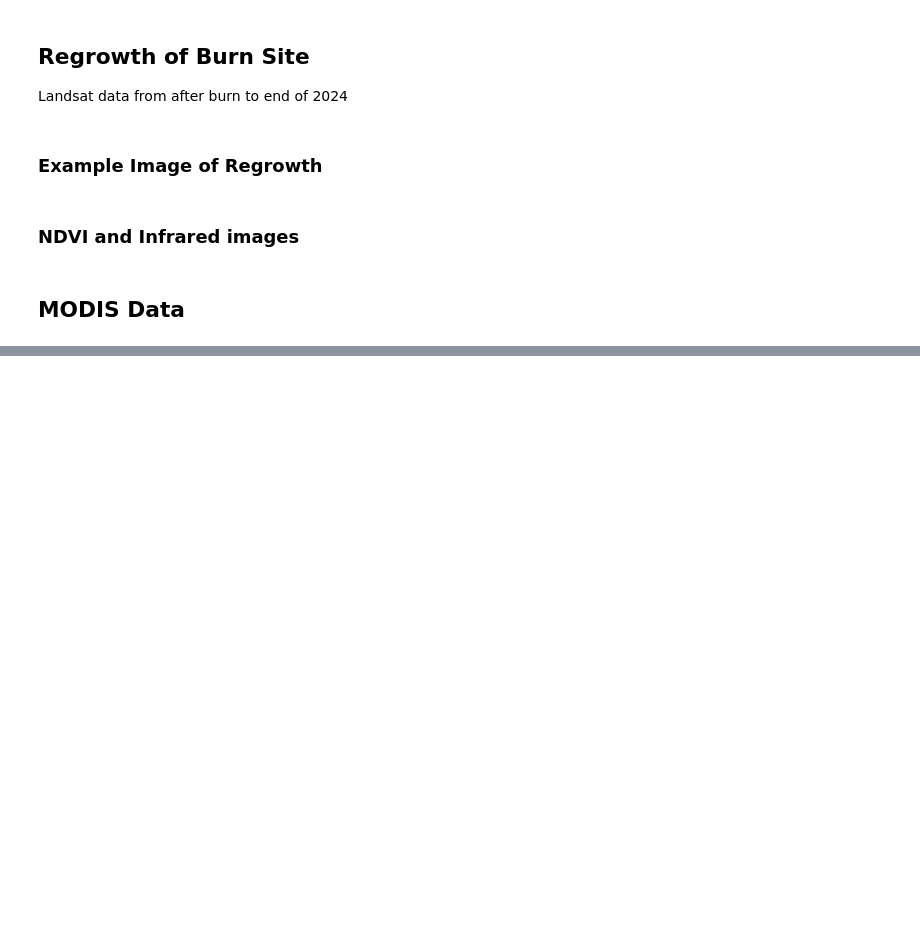
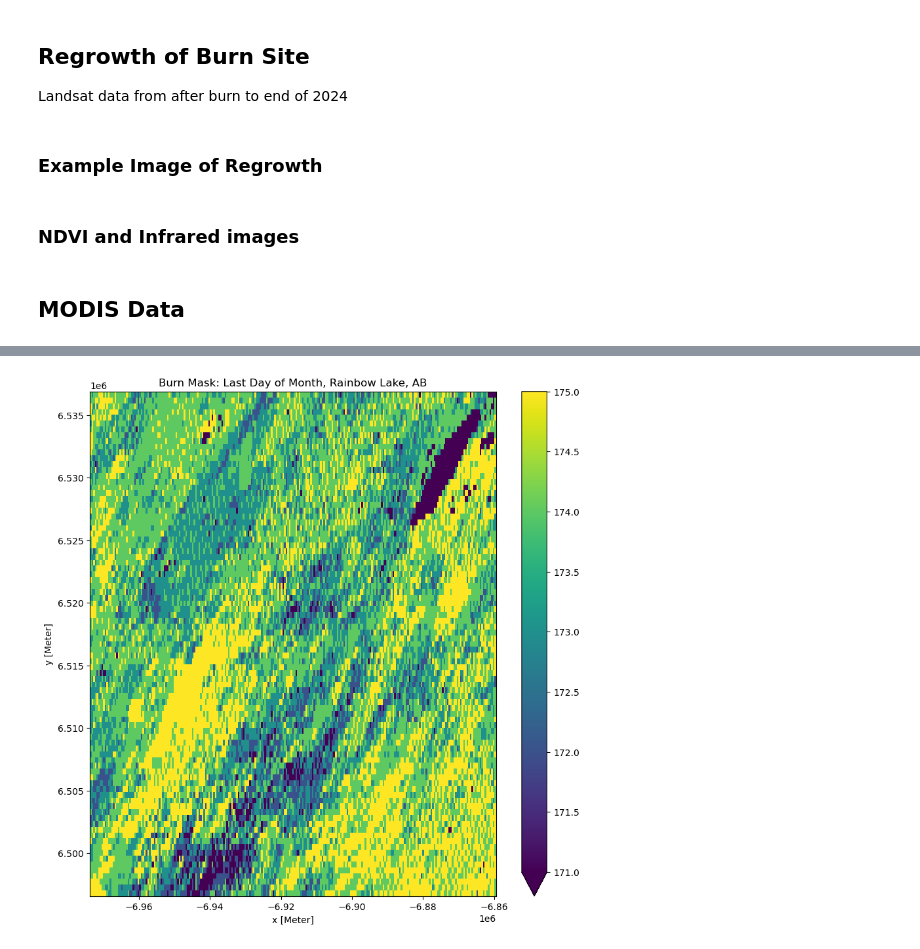
Before and after one commit to chazrdavies/wildfire_vegatiation_monitoring, a Jupyter notebook: wild_fire_analysis.ipynb, the cells around one changed output, grey strips where cells are left out. Drawn from its saved outputs; the diff is of its cells as text; code cells hidden in the pictures; blank space fills up the shorter version.

```diff
--- a/wild_fire_analysis.ipynb
+++ b/wild_fire_analysis.ipynb
@@ -193,0 +240,2 @@ item = items[1]
+# %%
+modis_item = items[0]
@@ -194,10 +262,9 @@ item = items[1]
 # %%
-data = odc.stac.load(
-    items,
-    crs="EPSG:3857",
+modis_data = odc.stac.load(
+    [modis_item],
     bbox=bbox_of_interest,
-    bands="FireMask",
-    resolution=1000,
+    bands="Last_Day",
+
 )
-data
+modis_data
 # %% [output]
@@ -204,0 +280,7 @@ TypeError: 'Item' object is not iterable
+# %%
+fig, ax = plt.subplots(figsize=(10, 10))
+
+modis_data[["Last_Day"]].to_array().squeeze().plot.imshow(robust=True, ax=ax)
+ax.set_title("Burn Mask: Last Day of Month, Rainbow Lake, AB");
+# %% [output]
+[figure, added]
```
Also changed, not shown: parts of 24 cells of this notebook, 2 other files.
